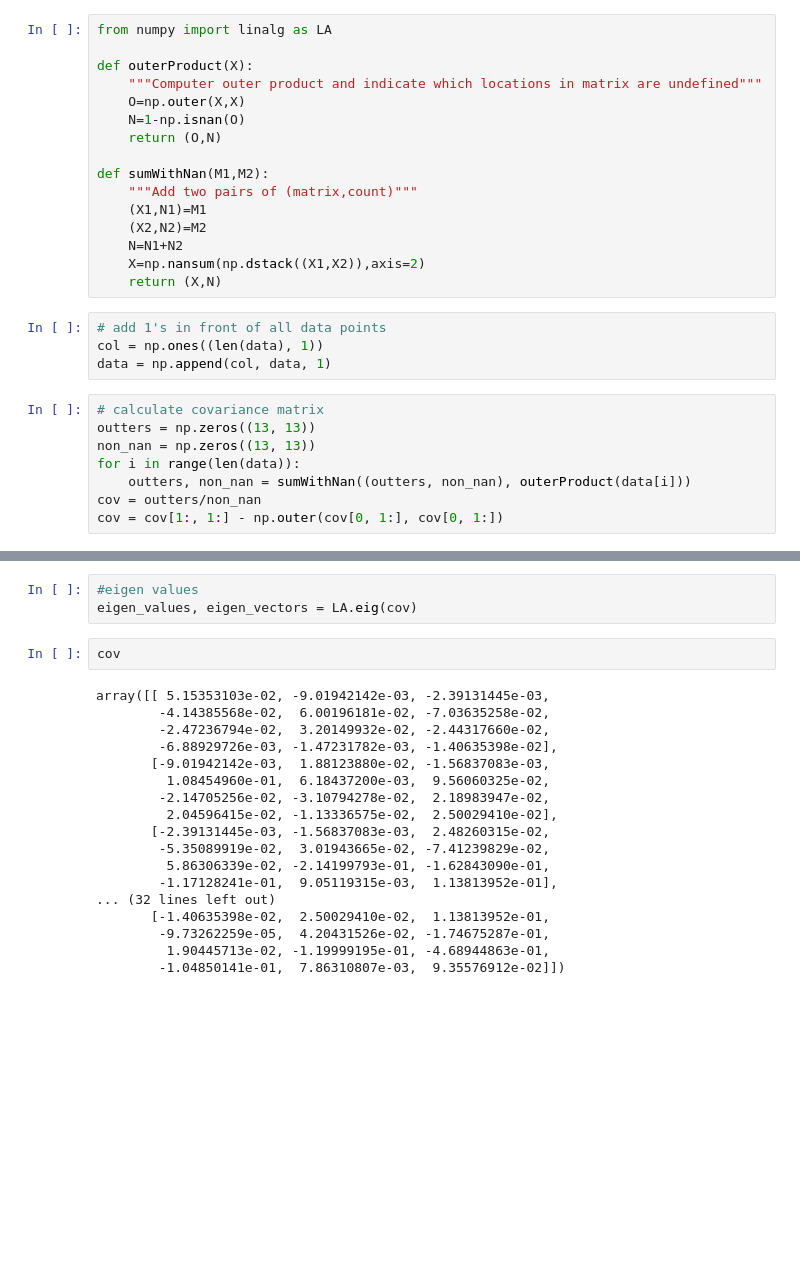
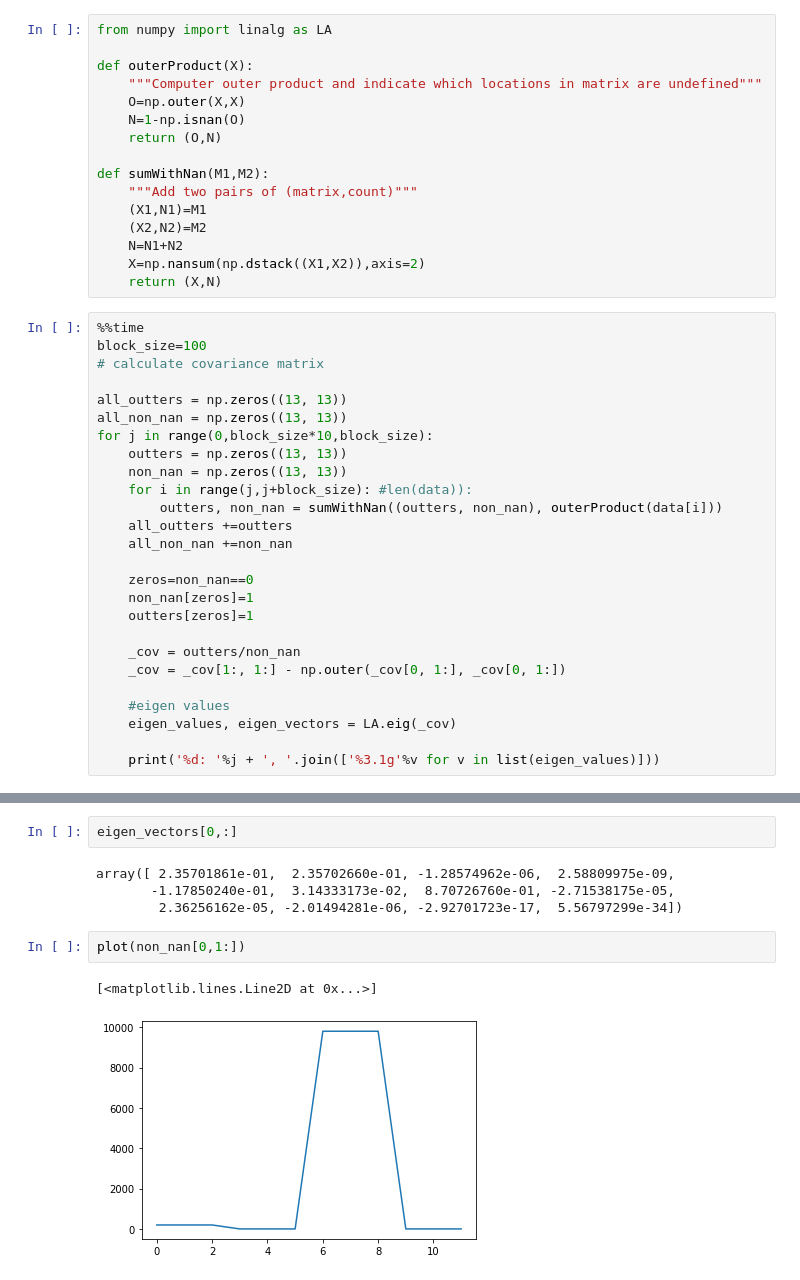
Before and after one commit to yihanhu97/SoundMapping-ODAS, a Jupyter notebook: postprocessing/Covariance Matrix Calculations.ipynb, the cells around one changed output, grey strips where cells are left out. Drawn from its saved outputs; the diff is of its cells as text; blank space fills up the shorter version.

Commit message:
yoav tried to find problem with negative eigen-values and started Oja

```diff
--- a/postprocessing/Covariance Matrix Calculations.ipynb
+++ b/postprocessing/Covariance Matrix Calculations.ipynb
@@ -66,16 +72,30 @@ def sumWithNan(M1,M2):
     N=N1+N2
     X=np.nansum(np.dstack((X1,X2)),axis=2)
     return (X,N)
-# %%
-# add 1's in front of all data points
-col = np.ones((len(data), 1))
-data = np.append(col, data, 1)
 # %%
+%%time
+block_size=100
 # calculate covariance matrix
-outters = np.zeros((13, 13))
-non_nan = np.zeros((13, 13))
-for i in range(len(data)):
-    outters, non_nan = sumWithNan((outters, non_nan), outerProduct(data[i]))
-cov = outters/non_nan
-cov = cov[1:, 1:] - np.outer(cov[0, 1:], cov[0, 1:])
+
+all_outters = np.zeros((13, 13))
+all_non_nan = np.zeros((13, 13))
+for j in range(0,block_size*10,block_size):
+    outters = np.zeros((13, 13))
+    non_nan = np.zeros((13, 13))
+    for i in range(j,j+block_size): #len(data)):
+        outters, non_nan = sumWithNan((outters, non_nan), outerProduct(data[i]))
+    all_outters +=outters
+    all_non_nan +=non_nan
+
+    zeros=non_nan==0
+    non_nan[zeros]=1
+    outters[zeros]=1
+
+    _cov = outters/non_nan
+    _cov = _cov[1:, 1:] - np.outer(_cov[0, 1:], _cov[0, 1:])
+
+    #eigen values
+    eigen_values, eigen_vectors = LA.eig(_cov)
+
+    print('%d: '%j + ', '.join(['%3.1g'%v for v in list(eigen_values)]))
 # %% [output]
@@ -83,23 +114,11 @@ KeyboardInterrupt:
-# %%
-#eigen values
-eigen_values, eigen_vectors = LA.eig(cov)
-# %%
-cov
-# %% [output]
-array([[ 5.15353103e-02, -9.01942142e-03, -2.39131445e-03,
-        -4.14385568e-02,  6.00196181e-02, -7.03635258e-02,
-        -2.47236794e-02,  3.20149932e-02, -2.44317660e-02,
-        -6.88929726e-03, -1.47231782e-03, -1.40635398e-02],
-       [-9.01942142e-03,  1.88123880e-02, -1.56837083e-03,
-         1.08454960e-01,  6.18437200e-03,  9.56060325e-02,
-        -2.14705256e-02, -3.10794278e-02,  2.18983947e-02,
-         2.04596415e-02, -1.13336575e-02,  2.50029410e-02],
-       [-2.39131445e-03, -1.56837083e-03,  2.48260315e-02,
-        -5.35089919e-02,  3.01943665e-02, -7.41239829e-02,
-         5.86306339e-02, -2.14199793e-01, -1.62843090e-01,
-        -1.17128241e-01,  9.05119315e-03,  1.13813952e-01],
-... (32 lines left out)
-       [-1.40635398e-02,  2.50029410e-02,  1.13813952e-01,
-        -9.73262259e-05,  4.20431526e-02, -1.74675287e-01,
-         1.90445713e-02, -1.19999195e-01, -4.68944863e-01,
-        -1.04850141e-01,  7.86310807e-03,  9.35576912e-02]])
+# %%
+eigen_vectors[0,:]
+# %% [output]
+array([ 2.35701861e-01,  2.35702660e-01, -1.28574962e-06,  2.58809975e-09,
+       -1.17850240e-01,  3.14333173e-02,  8.70726760e-01, -2.71538175e-05,
+        2.36256162e-05, -2.01494281e-06, -2.92701723e-17,  5.56797299e-34])
+# %%
+plot(non_nan[0,1:])
+# %% [output]
+[<matplotlib.lines.Line2D at 0x...>]
+[figure, added]
```
Also changed, not shown: parts of 11 cells of this notebook, 3 other files.
